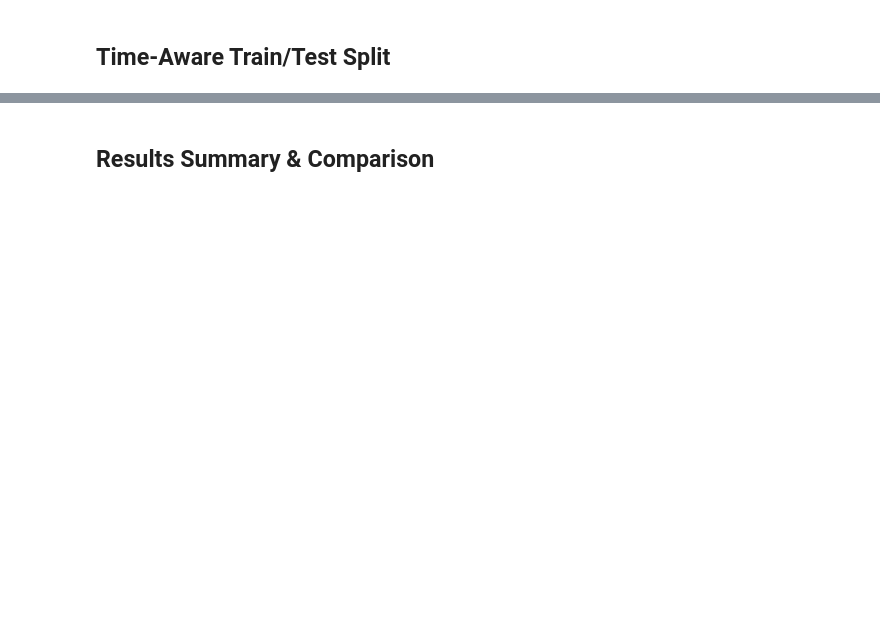
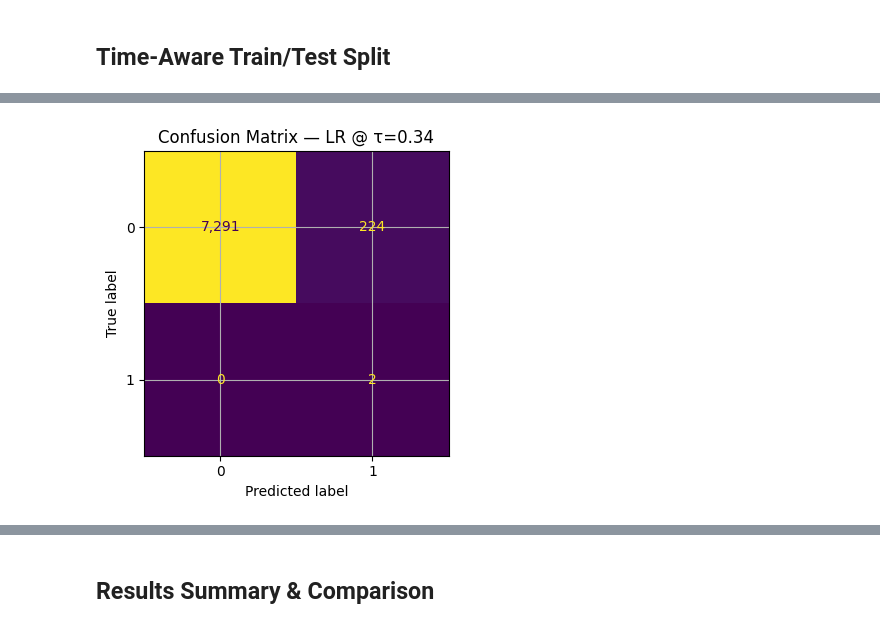
Before and after one commit to SasankaDidula/fraud-detection-ml-assignment, a Jupyter notebook: Fraud_Detection_Assignment.ipynb, the cells around one changed output, grey strips where cells are left out. Saved outputs shown, nothing was run; the diff lists cells and outputs as text; code cells hidden in the pictures; blank space fills up the shorter version.

```diff
--- a/Fraud_Detection_Assignment.ipynb
+++ b/Fraud_Detection_Assignment.ipynb
@@ -408,0 +1153,79 @@ plt.show()
+# %%
+# --- 1) Freeze the operating threshold (from your tuning table) ---
+CHOSEN_THRESHOLD = float(best["threshold"])  # e.g., ~0.99
+# Or set explicitly: CHOSEN_THRESHOLD = 0.99
+
+# --- 2) (Re)train a clean LR pipeline on the same training split ---
+from sklearn.base import clone
+lr_final = clone(lr_pipe)  # reuse same preprocess + LR config
+lr_final.fit(X_train, y_train)
+
+# --- 3) Score test set ---
+proba_lr = lr_final.predict_proba(X_test)[:, 1]
+pred_lr  = (proba_lr >= CHOSEN_THRESHOLD).astype(int)
+
+# --- 4) Metrics (thresholded + threshold-independent) ---
+from sklearn.metrics import (
+    precision_score, recall_score, f1_score,
+    roc_auc_score, average_precision_score,
+    confusion_matrix, ConfusionMatrixDisplay,
+    RocCurveDisplay, PrecisionRecallDisplay
+)
+
+tn, fp, fn, tp = confusion_matrix(y_test, pred_lr).ravel()
+precision = precision_score(y_test, pred_lr, zero_division=0)
+recall    = recall_score(y_test, pred_lr, zero_division=0)
+f1        = f1_score(y_test, pred_lr, zero_division=0)
+roc_auc   = roc_auc_score(y_test, proba_lr)
+pr_auc    = average_precision_score(y_test, proba_lr)
+
+metrics_lr = pd.DataFrame([{
+    "model": "Logistic Regression",
+    "threshold": CHOSEN_THRESHOLD,
+    "precision": precision,
+    "recall": recall,
+    "f1": f1,
+    "roc_auc": roc_auc,
+    "pr_auc": pr_auc,
+    "tp": tp, "fp": fp, "fn": fn, "tn": tn
+}])
+
+print("✅ Final Metrics (Logistic Regression @ chosen threshold)")
+display(metrics_lr[
+    ["model","threshold","precision","recall","f1","roc_auc","pr_auc","tp","fp","fn","tn"]
+])
+
+# --- 5) Confusion Matrix plot (fix: use from_predictions) ---
+fig_cm, ax_cm = plt.subplots(figsize=(5, 4))
+ConfusionMatrixDisplay.from_predictions(
+    y_test, pred_lr,
+    ax=ax_cm, values_format=",.0f", colorbar=False
+)
+ax_cm.set_title(f"Confusion Matrix — LR @ τ={CHOSEN_THRESHOLD:.2f}")
+plt.tight_layout()
+plt.show()
+
+# (Optional) Normalized CM (rates)
+fig_cm2, ax_cm2 = plt.subplots(figsize=(5, 4))
+ConfusionMatrixDisplay.from_predictions(
+    y_test, pred_lr, normalize="true",
+    ax=ax_cm2, values_format=".2f", colorbar=False
+)
+ax_cm2.set_title(f"Normalized CM — LR @ τ={CHOSEN_THRESHOLD:.2f}")
+plt.tight_layout()
+plt.show()
+
+# --- 6) ROC curve ---
+fig_roc, ax_roc = plt.subplots(figsize=(6, 5))
+RocCurveDisplay.from_predictions(y_test, proba_lr, name="LogReg", ax=ax_roc)
+ax_roc.set_title("ROC Curve — Logistic Regression")
+plt.tight_layout()
+plt.show()
+
+# --- 7) Precision–Recall curve ---
+fig_pr, ax_pr = plt.subplots(figsize=(6, 5))
+PrecisionRecallDisplay.from_predictions(y_test, proba_lr, name="LogReg", ax=ax_pr)
+ax_pr.set_title("Precision–Recall Curve — Logistic Regression")
+plt.tight_layout()
+plt.show()
+# %% [output]
@@ -408,0 +1235 @@ plt.show()
+[figure, added]
```
Also changed, not shown: parts of 50 cells of this notebook, 1 other file.
